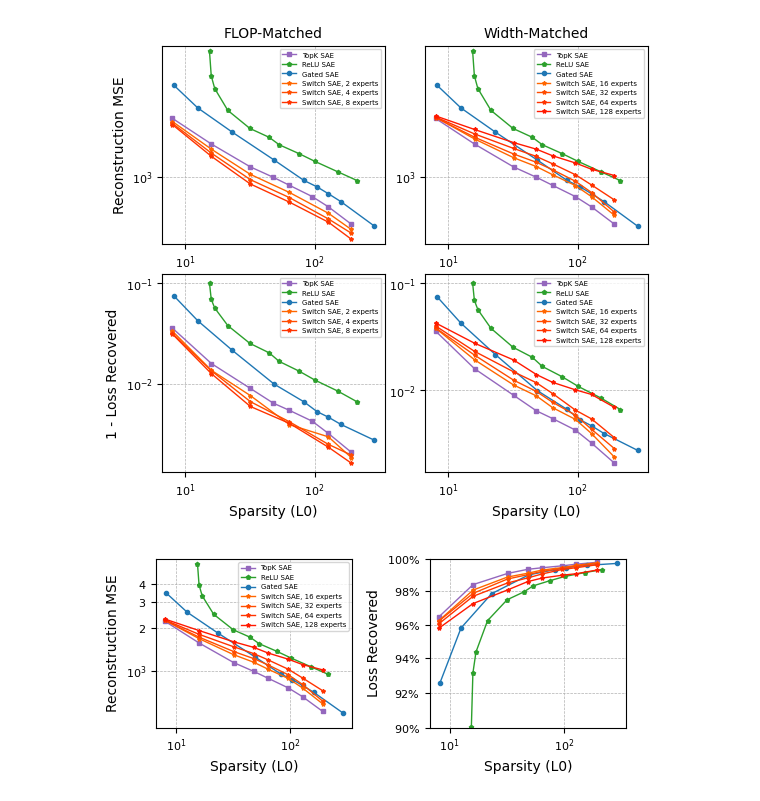
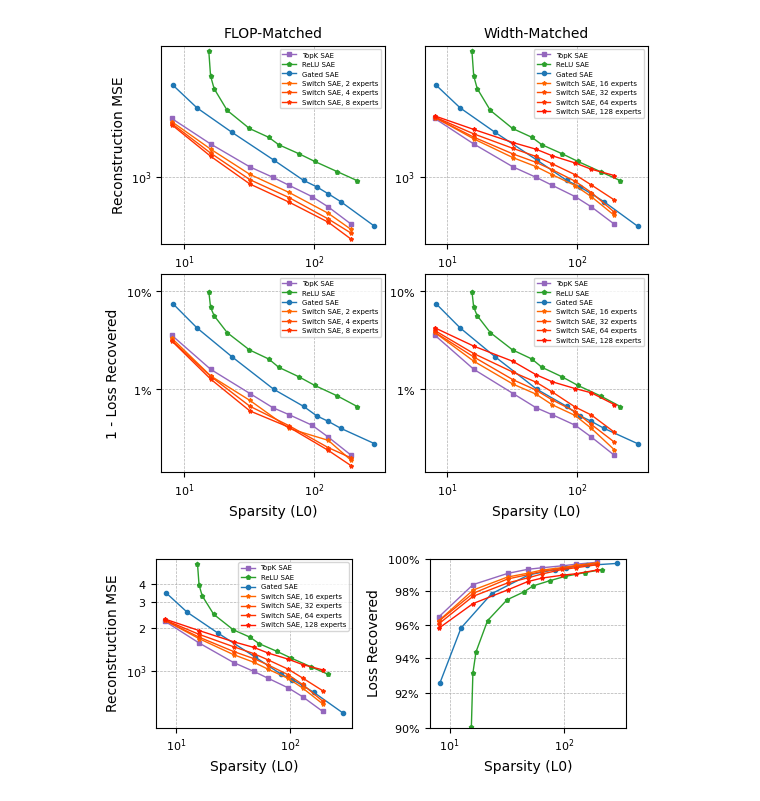
Before and after one commit to amudide/switch_sae, a Jupyter notebook: results/primary/big-plot.ipynb, the cells around one changed output. Saved outputs shown, nothing was run; the diff lists cells and outputs as text; code cells hidden in the pictures.

```diff
--- a/results/primary/big-plot.ipynb
+++ b/results/primary/big-plot.ipynb
@@ -145,9 +145,9 @@ ax3.plot(df_switch128["l0"], 1-df_switch128["frac_recovered"], '*-', label='Swit
 ax3.set_xscale('log')
 ax3.set_yscale('log')
 #ax1.set_xlim(9e11, None)
-#ax1.set_ylim(4e2, 6e3)
-#ax3.set_yticks([0.00, 0.02, 0.04, 0.06, 0.08, 0.1])
-#ax3.set_yticklabels([r"$0\%$", r"$2\%$", r"$4\%$", r"$6\%$", r"$8\%$", r"$10\%$"])
+ax3.set_ylim(1.4e-3, 1.5e-1)
+ax3.set_yticks([0.01, 0.10])
+ax3.set_yticklabels([r"$1\%$", r"$10\%$"])
 
 ax3.legend(loc='upper right', prop={'size': 5})
 
@@ -187,36 +187,39 @@ ax4.set_yscale('log')
 #ax2.set_yticks([0.9, 0.92, 0.94, 0.96, 0.98, 1.0])
 #ax2.set_yticklabels([r"$90\%$", r"$92\%$", r"$94\%$", r"$96\%$", r"$98\%$", r"$100\%$"])
 #ax2.set_ylim(8.5e2, 4e3)
+ax4.set_ylim(1.4e-3, 1.5e-1)
+ax4.set_yticks([0.01, 0.10])
+ax4.set_yticklabels([r"$1\%$", r"$10\%$"])
 #ax4.set_yticks([0.00, 0.02, 0.04, 0.06, 0.08, 0.1])
 #ax4.set_yticklabels([r"$0\%$", r"$2\%$", r"$4\%$", r"$6\%$", r"$8\%$", r"$10\%$"])
 
 #ax2.set_ylim(4e2, 6e3)
 
 # Setting tick sizes
 ax4.tick_params(axis='both', labelsize=8)
 
 # Labels
 ax4.set_xlabel('Sparsity (L0)', fontsize=10)
 ax4.set_ylabel('1 - Loss Recovered', fontsize=10)
 # ax2.set_ylabel('Loss Recovered', fontsize=10)  # Uncomment if ylabel is desired
 
 #ax4.set_title("FLOP-Matched", fontsize=10)
 
 ax4.minorticks_off()
 
 # Grid and legend
 ax4.grid(True, which="both", ls="--", linewidth=0.5)
 ax4.legend(loc='upper right', prop={'size': 5})
 
 
 # Adjust layout
 plt.tight_layout(pad=0.3)
 # plt.subplots_adjust(wspace=0.2)
 # plt.subplots_adjust(left=0.1, right=0.8, top=0.87, bottom=0.1)
 
 plt.savefig("switch_sae_pareto.pdf")
 # %% [output]
-[figure, old version]
+[figure, new version]
 # %%
 from matplotlib.ticker import FixedLocator, FixedFormatter
 
```
Also changed, not shown: 1 other file.
